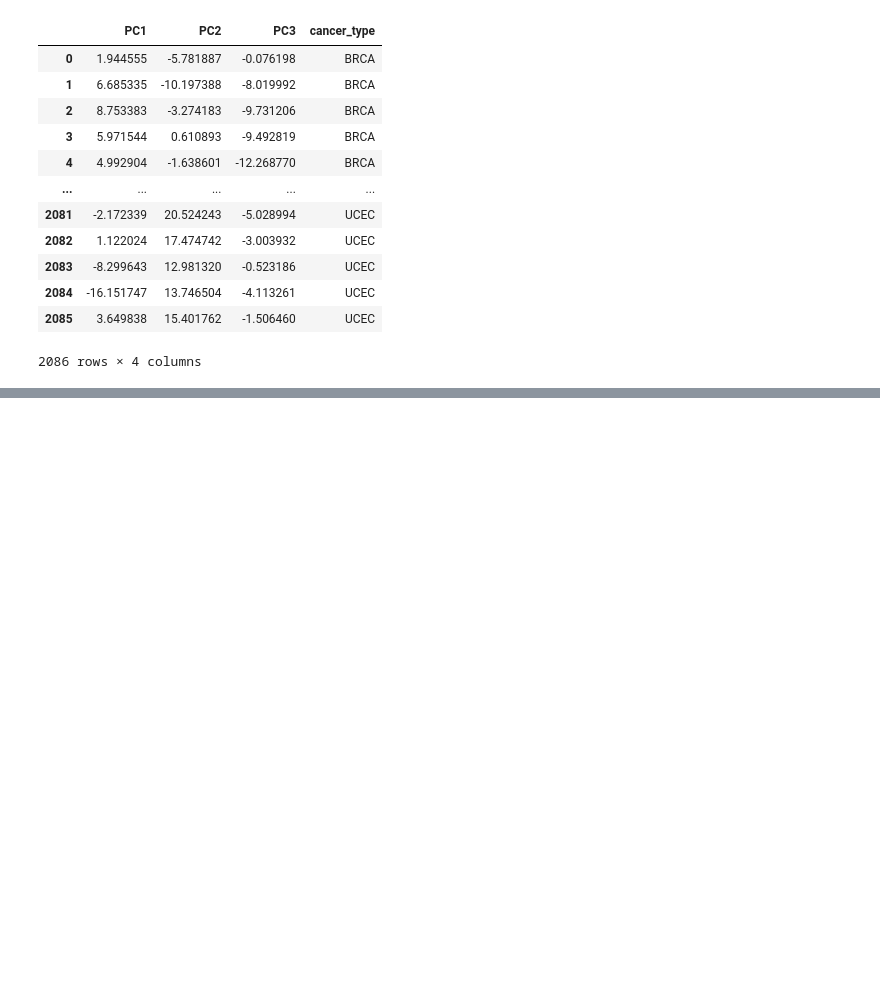
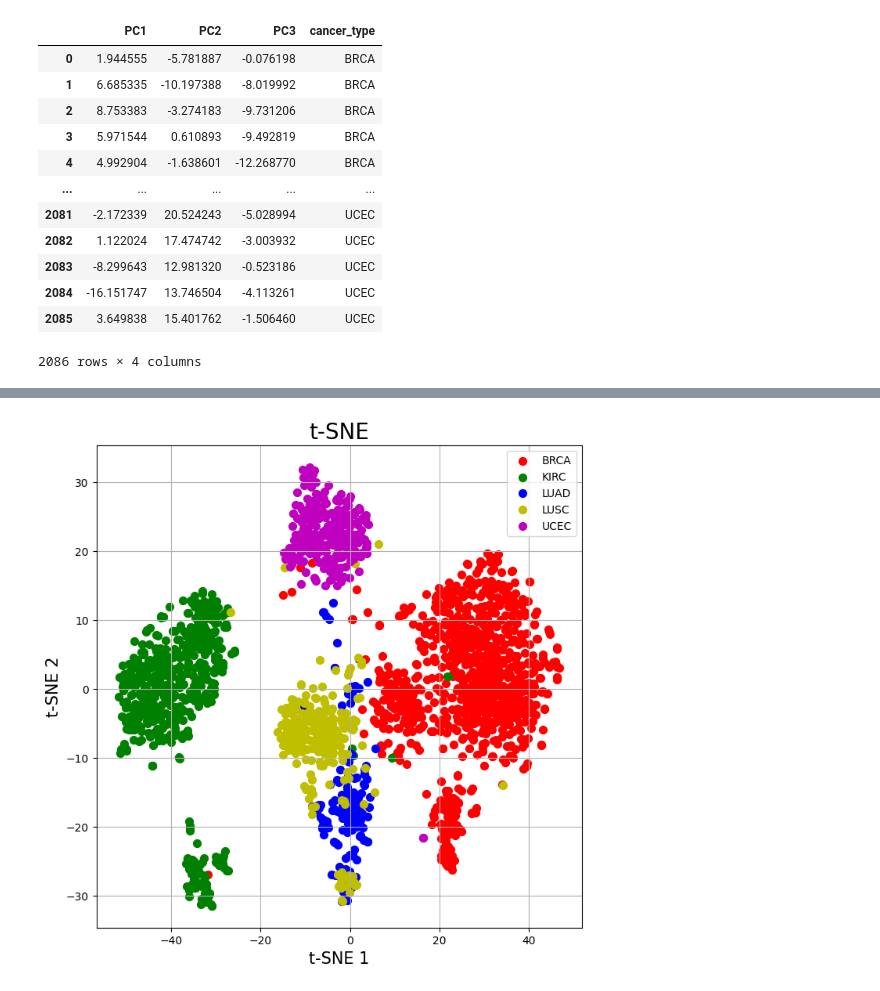
Before and after one commit to ninzyyy/rna-seq, a Jupyter notebook: exploratory.ipynb, the cells around one changed output, grey strips where cells are left out. Drawn from its saved outputs; the diff is of its cells as text; code cells hidden in the pictures; blank space fills up the shorter version.

Commit message:
performed t-SNE for visualization

```diff
--- a/exploratory.ipynb
+++ b/exploratory.ipynb
@@ -235,3 +236,9 @@ fig.update_traces(marker=dict(size=5,
                   )
 
 fig.show()
+# %%
+tsne = TSNE(n_components=2).fit_transform(scaled_X)
+principal_df = pd.DataFrame(data=tsne, columns=['t-SNE_1', 't-SNE_2'])
+final_df = pd.concat([principal_df, pd.DataFrame(cancerTypes)], axis=1)
+final_df.rename(columns={0:'cancer_type'}, inplace=True)
+final_df
@@ -237,0 +259,20 @@ fig.show()
+# %%
+fig = plt.figure(figsize = (8,8))
+ax = fig.add_subplot(1,1,1)
+ax.set_xlabel('t-SNE 1', fontsize = 15)
+ax.set_ylabel('t-SNE 2', fontsize = 15)
+ax.set_title('t-SNE', fontsize = 20)
+
+targets = ['BRCA', 'KIRC', 'LUAD', 'LUSC', 'UCEC']
+colors = ['r', 'g', 'b', 'y', 'm']
+
+for target, color in zip(targets,colors):
+    indicesToKeep = final_df['cancer_type'] == target
+    ax.scatter(final_df.loc[indicesToKeep, 't-SNE_1']
+               , final_df.loc[indicesToKeep, 't-SNE_2']
+               , c = color
+               , s = 50)
+ax.legend(targets)
+ax.grid()
+# %% [output]
+[figure, added]
```
Also changed, not shown: parts of 5 cells of this notebook.
